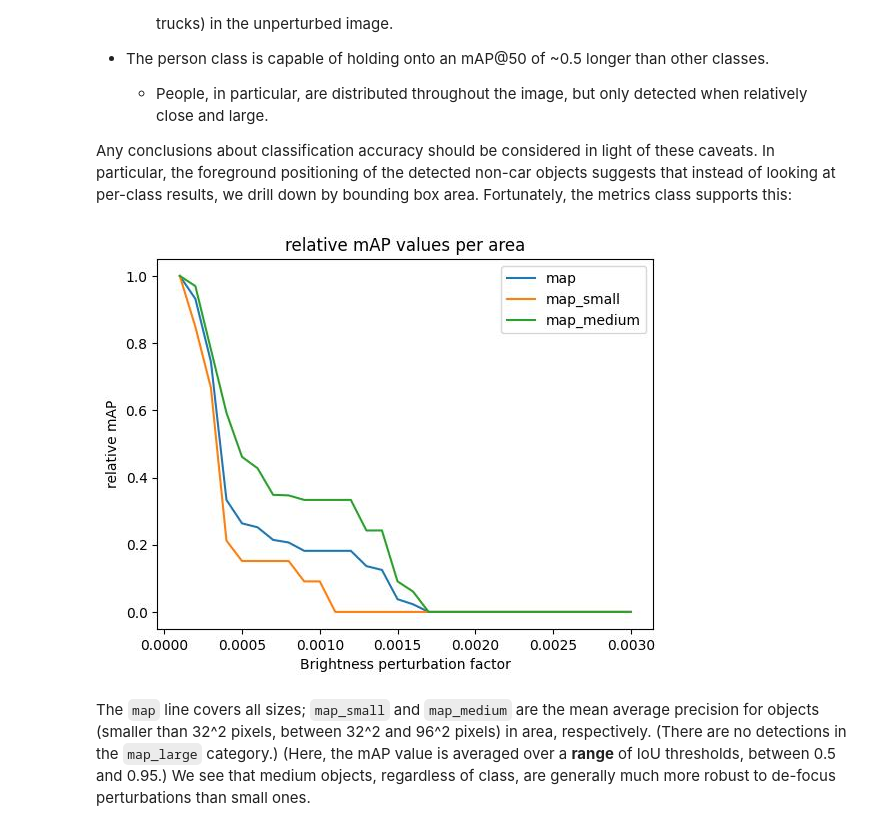
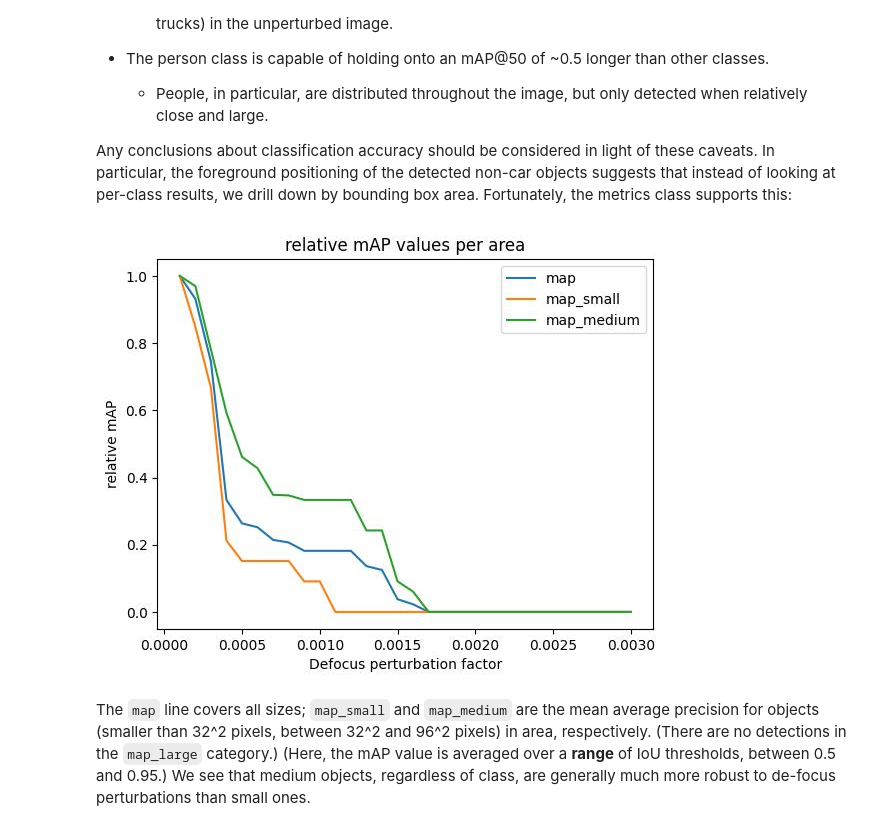
Before and after one commit to Kitware/nrtk-jatic, a Jupyter notebook: examples/nrtk_focus_perturber_demo.ipynb, the cells around one changed output. Drawn from its saved outputs; the diff is of its cells as text; code cells hidden in the pictures.

```diff
--- a/examples/nrtk_focus_perturber_demo.ipynb
+++ b/examples/nrtk_focus_perturber_demo.ipynb
@@ -602,14 +602,14 @@ This plot shows several interesting results:
 Any conclusions about classification accuracy should be considered in light of these caveats. In particular, the foreground positioning of the detected non-car objects suggests that instead of looking at per-class results, we drill down by bounding box area. Fortunately, the metrics class supports this:
 # %%
 plt.title("relative mAP values per area")
-plt.xlabel("Brightness perturbation factor")
+plt.xlabel("Defocus perturbation factor")
 plt.ylabel("relative mAP")
 for k in ("map", "map_small", "map_medium"):
     plt.plot(perturbation_values, [m[k].item() for m in perturbed_metrics], label=k)
 plt.legend()
 plt.show()
 # %% [output]
-[figure, old version]
+[figure, new version]
 # %% [markdown]
 The `map` line covers all sizes; `map_small` and `map_medium` are the mean average precision for objects (smaller than 32^2 pixels, between 32^2 and 96^2 pixels) in area, respectively. (There are no detections in the `map_large` category.) (Here, the mAP value is averaged over a **range** of IoU thresholds, between 0.5 and 0.95.) We see that medium objects, regardless of class, are generally much more robust to de-focus  perturbations than small ones.
 # %% [markdown]
```
Also changed, not shown: parts of 3 cells of this notebook, 1 other file.
